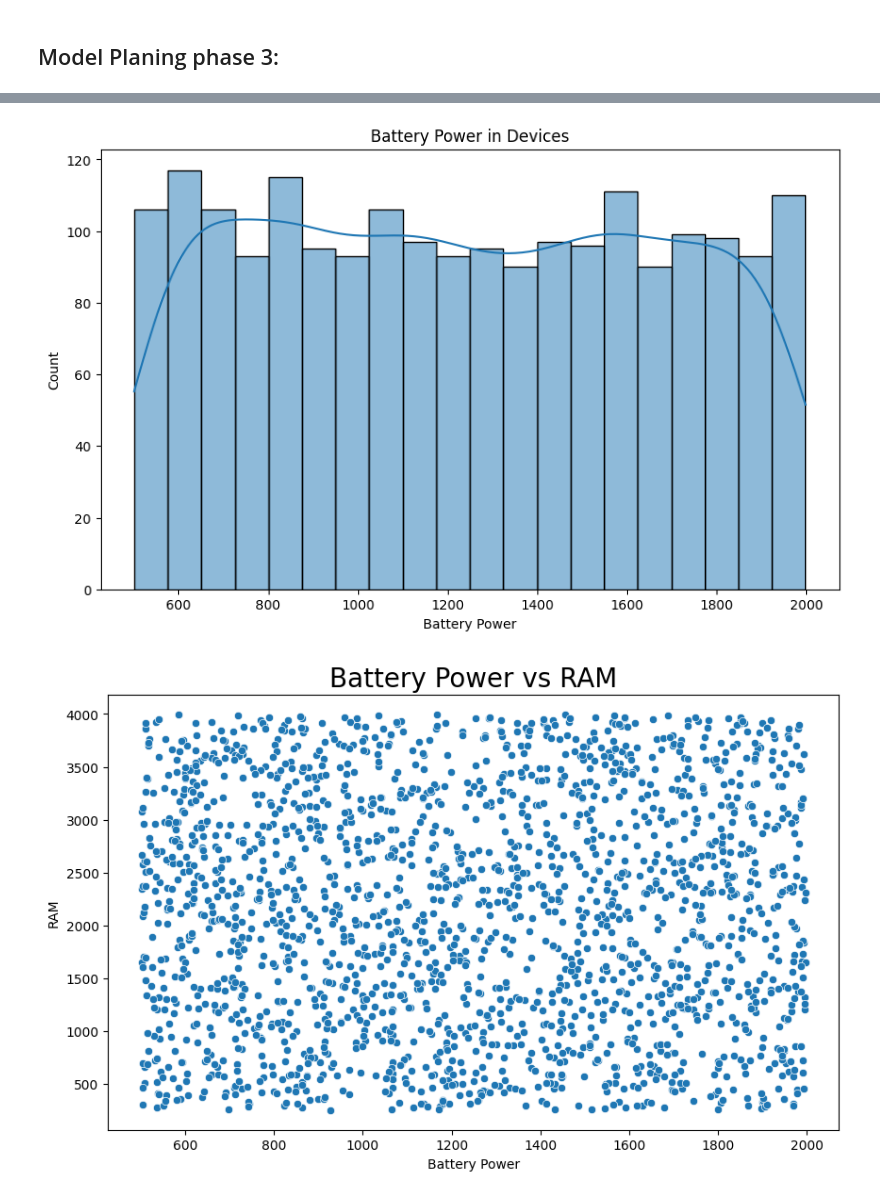
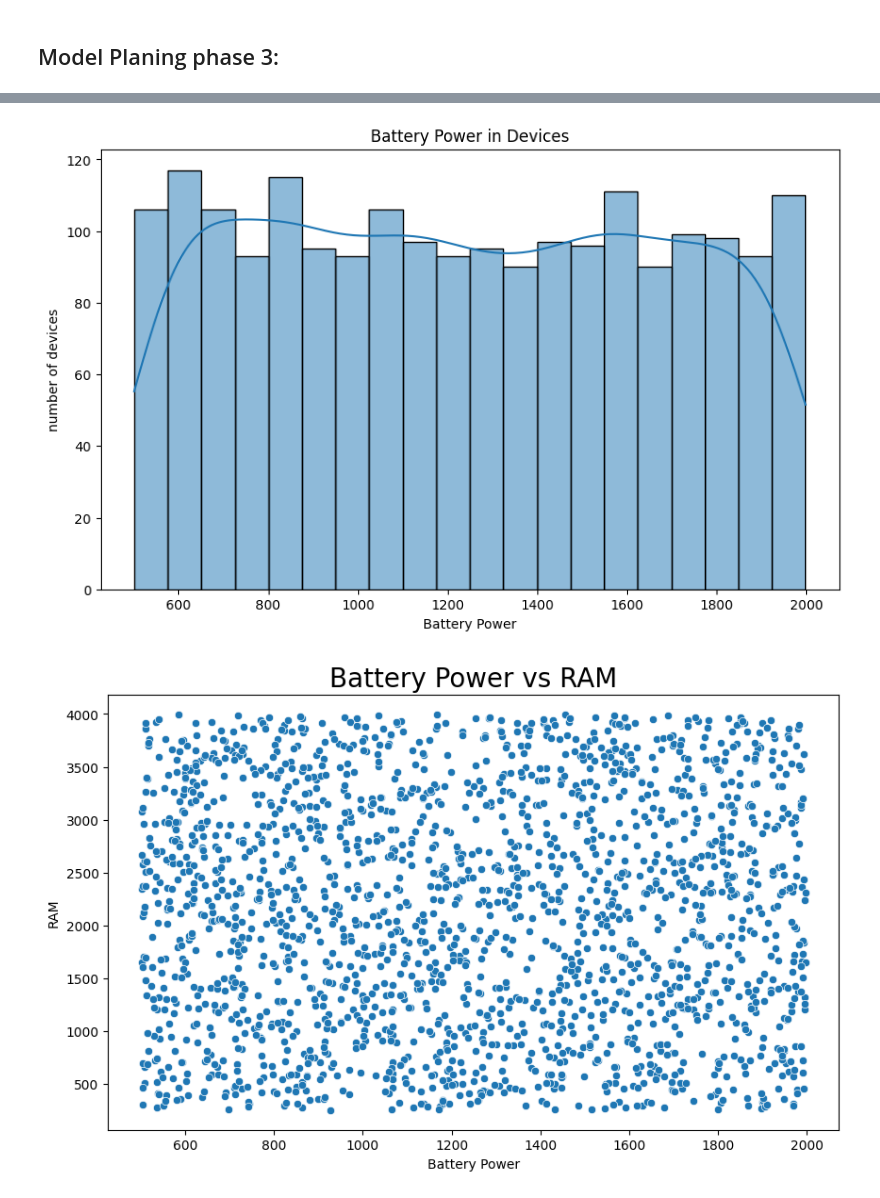
Before and after one commit to safsalem/ISE291_Project, a Jupyter notebook: ISE291Project_Team5.ipynb, the cells around one changed output, grey strips where cells are left out. Drawn from its saved outputs; the diff is of its cells as text; code cells hidden in the pictures.

```diff
--- a/ISE291Project_Team5.ipynb
+++ b/ISE291Project_Team5.ipynb
@@ -179,16 +179,16 @@ after cleaning the data:
 # %%
 # ii. Make univariate graphs (graphs based on single variable)
 # Example: Histogram for a single variable using distplot
 import matplotlib.pyplot as plt
 import seaborn as sns
 plt.figure(figsize=(10, 6))
 sns.histplot(df['battery_power'], bins=20, kde=True)
 plt.title("Battery Power in Devices")
 plt.xlabel("Battery Power")
-plt.ylabel("Count")
+plt.ylabel("number of devices")
 plt.show()
 # %% [output]
-[figure, old version]
+[figure, new version]
 # %%
 # iii. Prepare bivariate plots (plots based on two variables)
 # Example: Scatter plot for two variables
```
